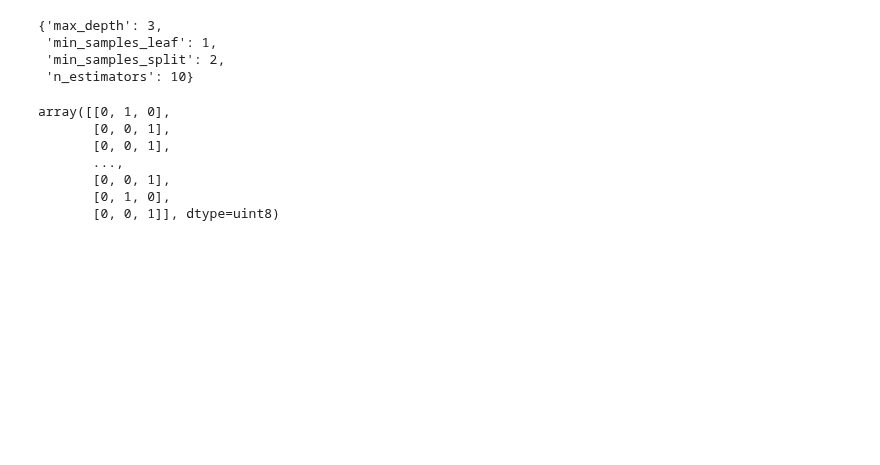
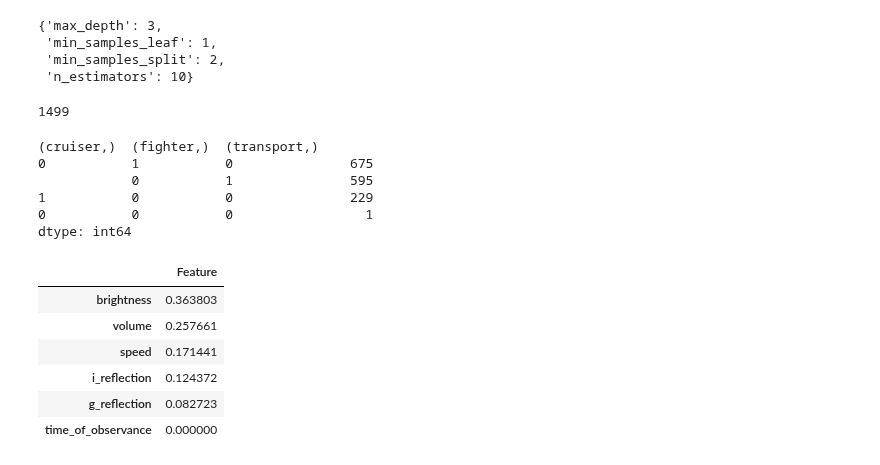
Before and after one commit to vasiljev-sr/MyJupyterNotebook, a Jupyter notebook: Stepik/Step 2/ Titanic Machine Learning from Disaster.ipynb, the cells around one changed output. Saved outputs shown, nothing was run; the diff lists cells and outputs as text; code cells hidden in the pictures; blank space fills up the shorter version.

```diff
--- a/Stepik/Step 2/ Titanic Machine Learning from Disaster.ipynb
+++ b/Stepik/Step 2/ Titanic Machine Learning from Disaster.ipynb
@@ -582,10 +580,27 @@ y_pred_df = pd.DataFrame(y_pred, columns=[y.columns])
 # %%
-y_pred
+y_pred.sum()
 # %% [output]
-array([[0, 1, 0],
-       [0, 0, 1],
-       [0, 0, 1],
-       ...,
-       [0, 0, 1],
-       [0, 1, 0],
-       [0, 0, 1]], dtype=uint8)
+1499
+# %%
+y_pred_df.value_counts()
+# %% [output]
+(cruiser,)  (fighter,)  (transport,)
+0           1           0               675
+            0           1               595
+1           0           0               229
+0           0           0                 1
+dtype: int64
+# %%
+ im = pd.DataFrame(best_clf.feature_importances_, index= X.columns, columns=['Feature'])
+# %%
+im = im.sort_values('Feature',ascending=False)
+# %%
+im
+# %% [output]
+|  | Feature |
+| brightness | 0.363803 |
+| volume | 0.257661 |
+| speed | 0.171441 |
+| i_reflection | 0.124372 |
+| g_reflection | 0.082723 |
+| time_of_observance | 0.000000 |
```
Also changed, not shown: parts of 5 cells of this notebook.
